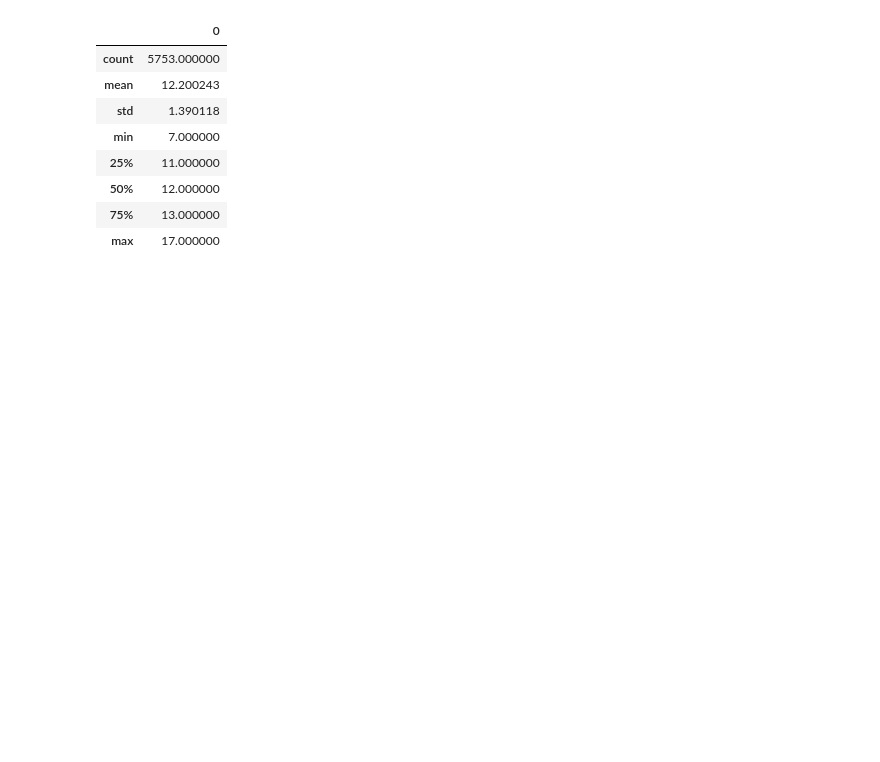
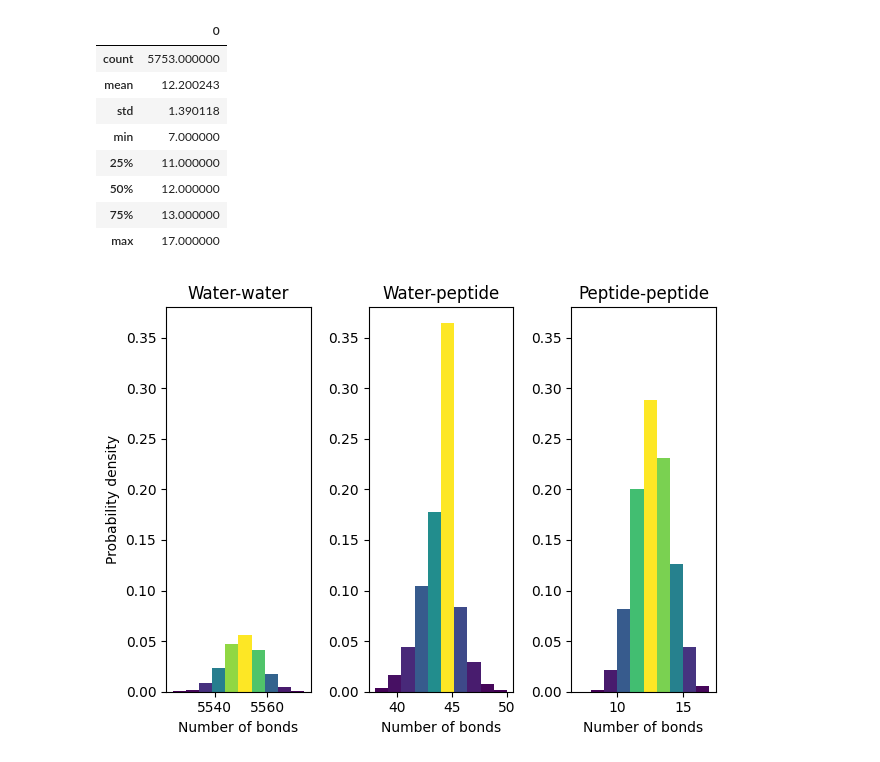
Before and after one commit to YimingHuang1999/PROJECT, a Jupyter notebook: HBOND/GAD1-NVT/T180K/HBOND-NUMBER.ipynb, the cells around one changed output. Saved outputs shown, nothing was run; the diff lists cells and outputs as text; code cells hidden in the pictures; blank space fills up the shorter version.

```diff
--- a/HBOND/GAD1-NVT/T180K/HBOND-NUMBER.ipynb
+++ b/HBOND/GAD1-NVT/T180K/HBOND-NUMBER.ipynb
@@ -77,3 +80,46 @@ hbnum2_pd.describe()
 | 50% | 12.000000 |
 | 75% | 13.000000 |
 | max | 17.000000 |
+# %%
+fig, axs = plt.subplots(1, 3, tight_layout=True)
+
+# N is the count in each bin, bins is the lower-limit of the bin
+N, bins, patches = axs[0].hist(hbnum, density=True)
+
+# We'll color code by height, but you could use any scalar
+fracs = N / N.max()
+
+# we need to normalize the data to 0..1 for the full range of the colormap
+norm = colors.Normalize(fracs.min(), fracs.max())
+
+# Now, we'll loop through our objects and set the color of each accordingly
+for thisfrac, thispatch in zip(fracs, patches):
+    color = plt.cm.viridis(norm(thisfrac))
+    thispatch.set_facecolor(color)
+
+# We can also normalize our inputs by the total number of counts
+N, bins, patches = axs[1].hist(hbnum1, density=True)
+fracs = N / N.max()
+norm = colors.Normalize(fracs.min(), fracs.max())
+for thisfrac, thispatch in zip(fracs, patches):
+    color = plt.cm.viridis(norm(thisfrac))
+    thispatch.set_facecolor(color)
+N, bins, patches = axs[2].hist(hbnum2, density=True)
+fracs = N / N.max()
+norm = colors.Normalize(fracs.min(), fracs.max())
+for thisfrac, thispatch in zip(fracs, patches):
+    color = plt.cm.viridis(norm(thisfrac))
+    thispatch.set_facecolor(color)
+axs[0].set_ylim([0, 0.38])
+axs[1].set_ylim([0, 0.38])
+axs[2].set_ylim([0, 0.38])
+axs[0].set_title("Water-water")
+axs[1].set_title("Water-peptide")
+axs[2].set_title("Peptide-peptide")
+axs[0].set_xlabel('Number of bonds')
+axs[1].set_xlabel('Number of bonds')
+axs[2].set_xlabel('Number of bonds')
+axs[0].set_ylabel('Probability density')
+fig.savefig("hbond-histogram.pdf", format="pdf")
+# %% [output]
+[figure, added]
```
Also changed, not shown: parts of 4 cells of this notebook, 1 other file.
